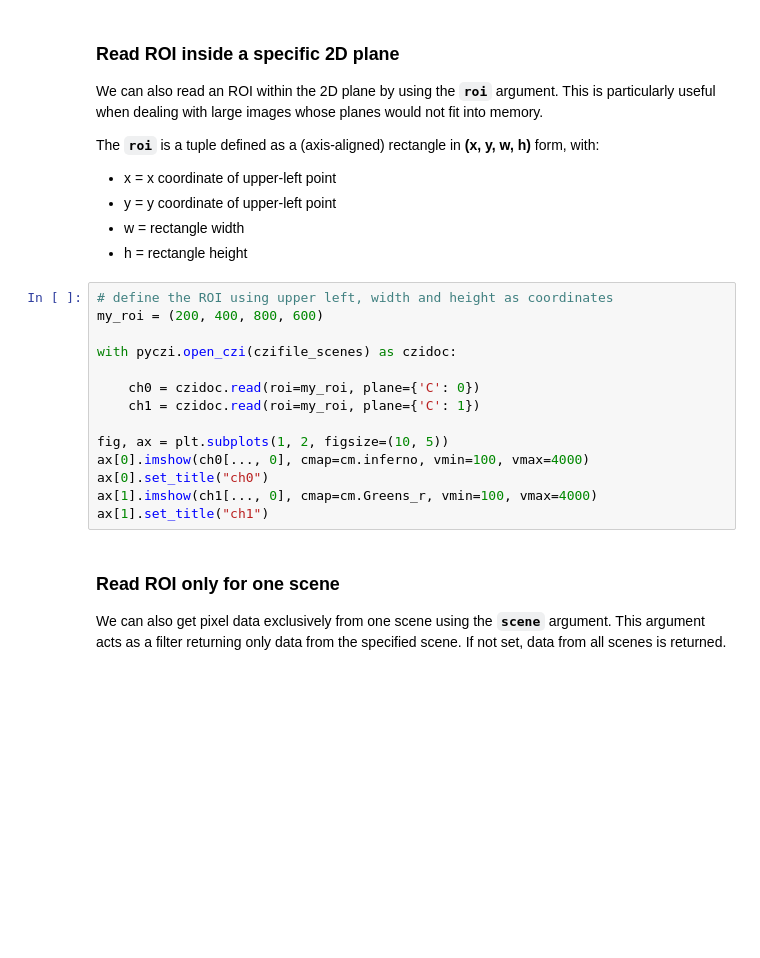
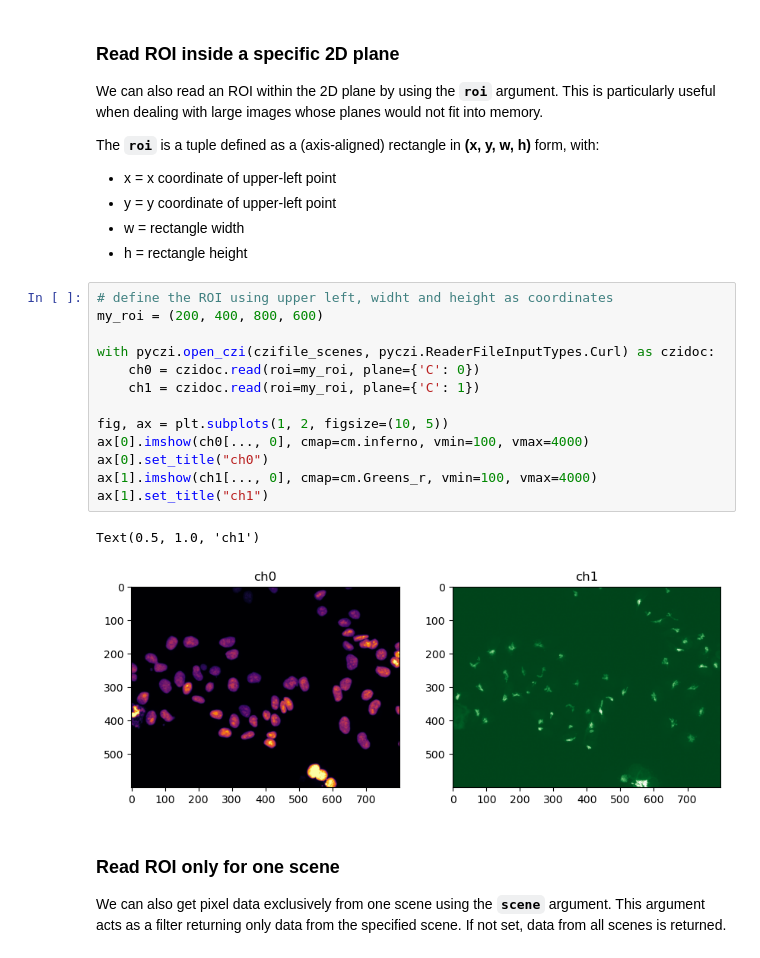
Before and after one commit to zeissmicroscopy/ZEN_API_Python_CZI_workshop, a Jupyter notebook: workshop/notebooks/using_pylibCZIrw.ipynb, the cells around one changed output. Cells and saved outputs as stored; diff of their text form; blank space fills up the shorter version.

```diff
--- a/workshop/notebooks/using_pylibCZIrw.ipynb
+++ b/workshop/notebooks/using_pylibCZIrw.ipynb
@@ -266,19 +295,21 @@ The **`roi`** is a tuple defined as a (axis-aligned) rectangle in **(x, y, w, h)
 * w = rectangle width
 * h = rectangle height
 # %%
-# define the ROI using upper left, width and height as coordinates
+# define the ROI using upper left, widht and height as coordinates
 my_roi = (200, 400, 800, 600)
 
-with pyczi.open_czi(czifile_scenes) as czidoc:
-
+with pyczi.open_czi(czifile_scenes, pyczi.ReaderFileInputTypes.Curl) as czidoc:
     ch0 = czidoc.read(roi=my_roi, plane={'C': 0})
     ch1 = czidoc.read(roi=my_roi, plane={'C': 1})
 
 fig, ax = plt.subplots(1, 2, figsize=(10, 5))
 ax[0].imshow(ch0[..., 0], cmap=cm.inferno, vmin=100, vmax=4000)
 ax[0].set_title("ch0")
 ax[1].imshow(ch1[..., 0], cmap=cm.Greens_r, vmin=100, vmax=4000)
 ax[1].set_title("ch1")
+# %% [output]
+Text(0.5, 1.0, 'ch1')
+[figure, added]
 # %% [markdown]
 ### Read ROI only for one scene
 We can also get pixel data exclusively from one scene using the **`scene`** argument. This argument acts as
```
Also changed, not shown: parts of 16 cells of this notebook, 2 other files.
